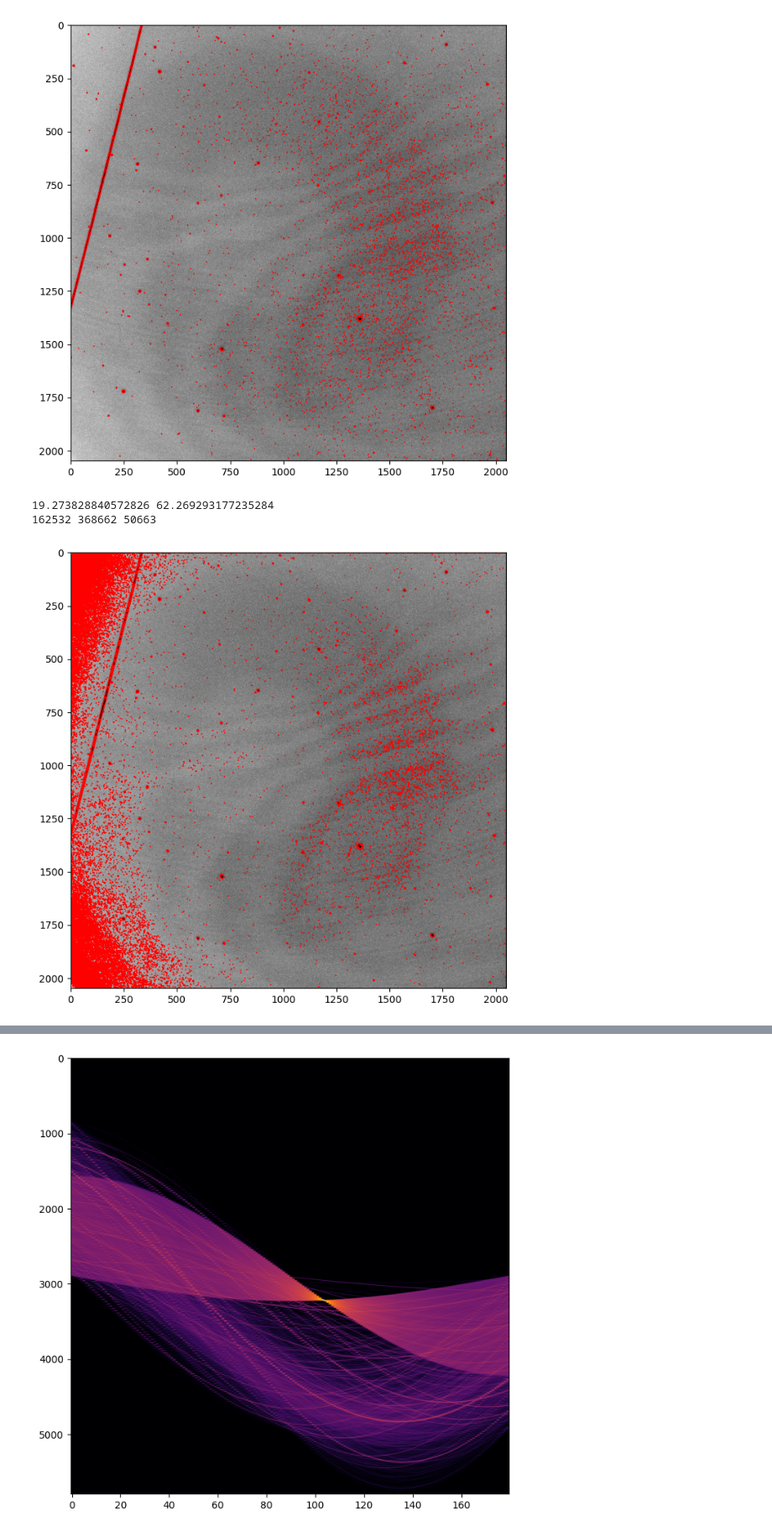
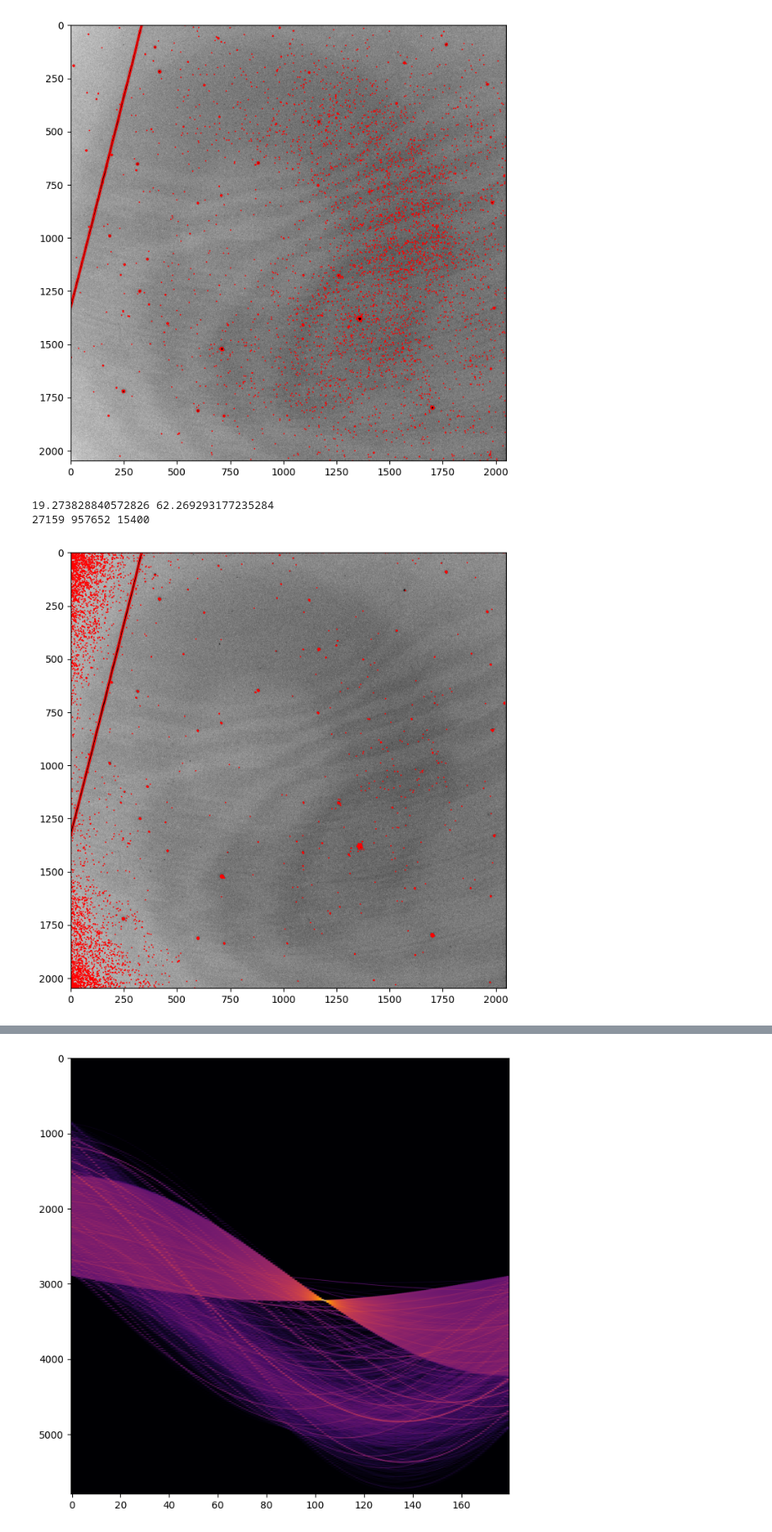
Before and after one commit to astromg/mglab, a Jupyter notebook: satelite_detection.ipynb, the cells around one changed output, grey strips where cells are left out. Shown at 84% size. Saved outputs shown, nothing was run; the diff lists cells and outputs as text; code cells hidden in the pictures.

Commit message:
line detection

```diff
--- a/satelite_detection.ipynb
+++ b/satelite_detection.ipynb
@@ -120,7 +120,7 @@ plt.show()
 # %%
 # filtr satelitow
 
-th = 7
+th = 10
 
 
 kernel_l,kernel_r = line_detection_kernel(1) # tu sie zmienia
@@ -139,38 +139,38 @@ small_r = result_r
 
 maska1 = maska_l ^ maska_r
 
-kernel_l,kernel_r = line_detection_kernel(3) # tu sie zmienia
+kernel_l,kernel_r = line_detection_kernel(15) # tu sie zmienia
 
 result_l = convolve(image, kernel_l)
 maska_l = result_l > np.median(result_l) + th * mad_std(image)
 
 result_r = convolve(image, kernel_r)
 maska_r = result_r > np.median(result_r) + th * mad_std(image)
 
 big_l = result_l
 big_r = result_r
 
 maska2 = maska_l ^ maska_r
 
 
 maska_ld = maska1 & maska2
 
 
 vmin = np.median(image)  - 1 * np.std(image)
 vmax = np.median(image)  + 1 * np.std(image)
 
 fig, ax = plt.subplots(1, 1, figsize=(8, 8))
 ax.imshow(image,vmin=vmin,vmax=vmax,cmap='binary')
 X, Y = np.meshgrid(np.arange(image.shape[1]), np.arange(image.shape[0]))
 countours = ax.contour(X, Y, maska_ld, 0, colors='red', linewidths=1) ##linewidth parameter had to be adjusted by eye estimation.
 
 print(len(image[maska1]),len(image[maska2]),len(image[maska_ld]))
 
 plt.show()
 # %% [output]
 19.273828840572826 62.269293177235284
-162532 368662 50663
+27159 957652 15400
-[figure, old version]
+[figure, new version]
 # %%
 maska = maska_ld & maska_3s
 
```
Also changed, not shown: parts of 5 cells of this notebook.
